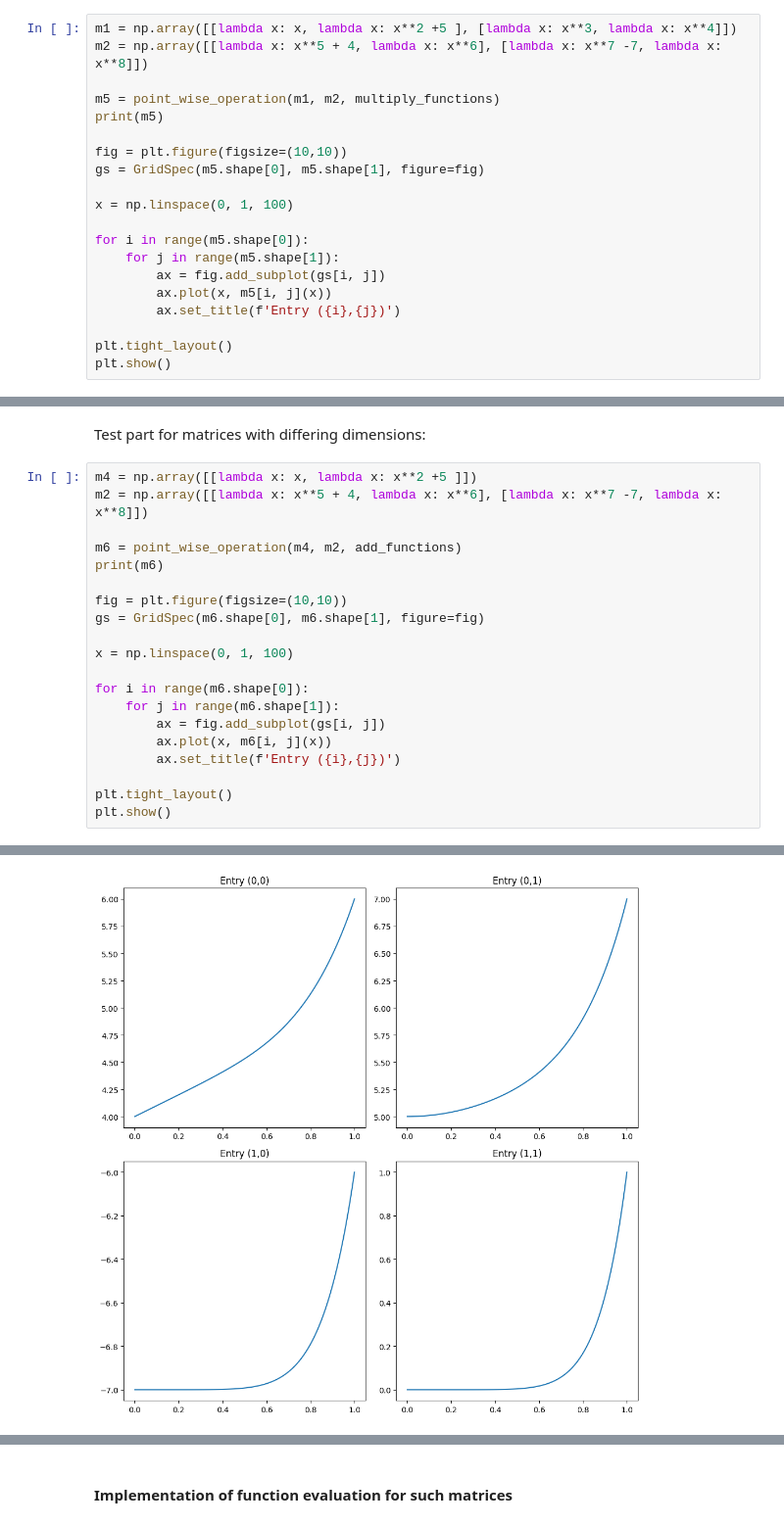
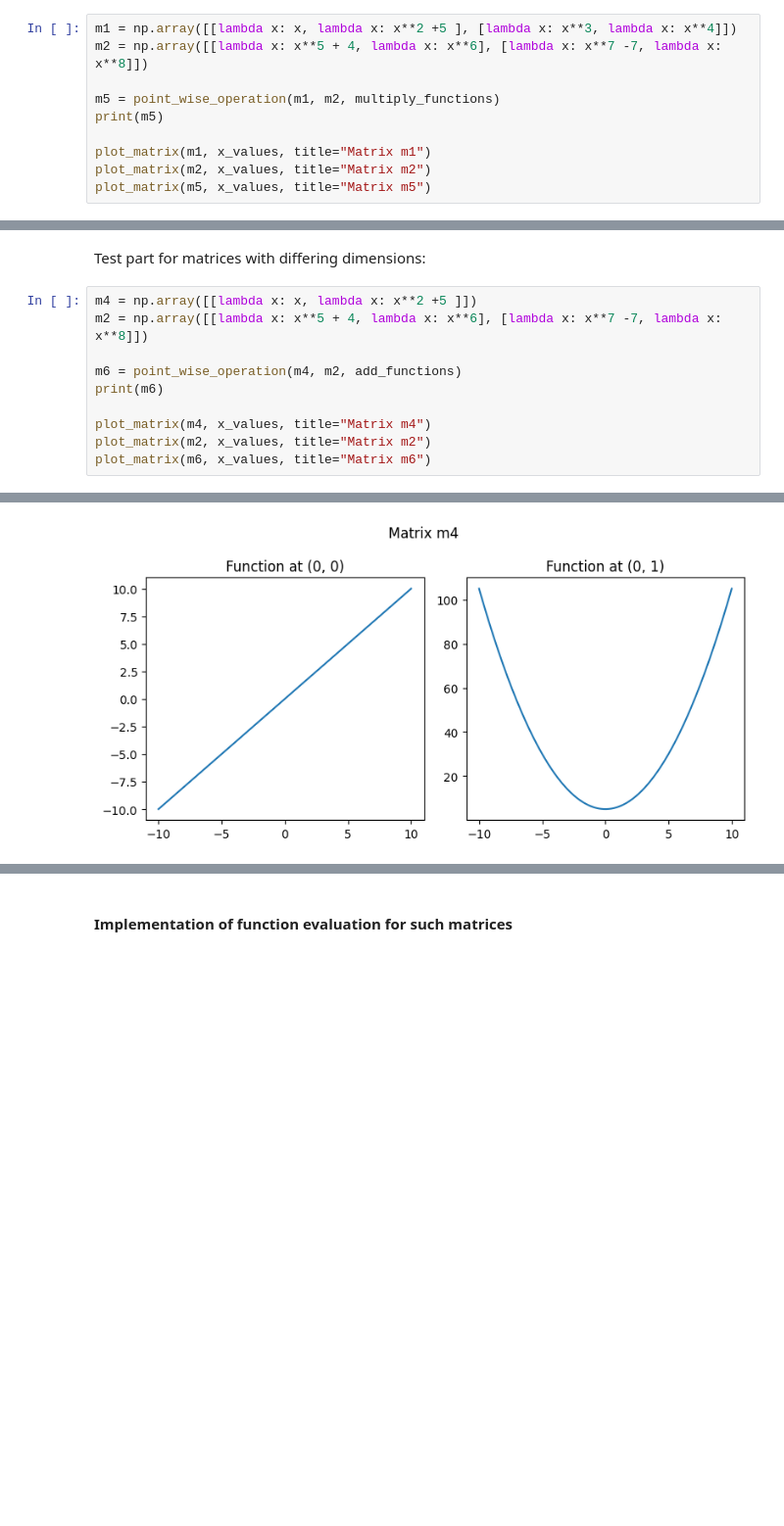
Before and after one commit to Alkhatir/KOMath2, a Jupyter notebook: matrix_op.ipynb, the cells around one changed output, grey strips where cells are left out. Shown at 98% size. Saved outputs shown, nothing was run; the diff lists cells and outputs as text; blank space fills up the shorter version.

Commit message:
matrix plot function

```diff
--- a/matrix_op.ipynb
+++ b/matrix_op.ipynb
@@ -106,19 +122,9 @@ m2 = np.array([[lambda x: x**5 + 4, lambda x: x**6], [lambda x: x**7 -7, lambda
 m5 = point_wise_operation(m1, m2, multiply_functions)
 print(m5)
 
-fig = plt.figure(figsize=(10,10))
-gs = GridSpec(m5.shape[0], m5.shape[1], figure=fig)
-
-x = np.linspace(0, 1, 100)
-
-for i in range(m5.shape[0]):
-    for j in range(m5.shape[1]):
-        ax = fig.add_subplot(gs[i, j])
-        ax.plot(x, m5[i, j](x))
-        ax.set_title(f'Entry ({i},{j})')
-
-plt.tight_layout()
-plt.show()
+plot_matrix(m1, x_values, title="Matrix m1")
+plot_matrix(m2, x_values, title="Matrix m2")
+plot_matrix(m5, x_values, title="Matrix m5")
 # %% [output]
 [[<function multiply_functions.<locals>.<lambda> at 0x...>
   <function multiply_functions.<locals>.<lambda> at 0x...>]
@@ -130,27 +138,17 @@ Test part for matrices with differing dimensions:
 # %%
 m4 = np.array([[lambda x: x, lambda x: x**2 +5 ]])
 m2 = np.array([[lambda x: x**5 + 4, lambda x: x**6], [lambda x: x**7 -7, lambda x: x**8]])
 
 m6 = point_wise_operation(m4, m2, add_functions)
 print(m6)
 
-fig = plt.figure(figsize=(10,10))
-gs = GridSpec(m6.shape[0], m6.shape[1], figure=fig)
-
-x = np.linspace(0, 1, 100)
-
-for i in range(m6.shape[0]):
-    for j in range(m6.shape[1]):
-        ax = fig.add_subplot(gs[i, j])
-        ax.plot(x, m6[i, j](x))
-        ax.set_title(f'Entry ({i},{j})')
-
-plt.tight_layout()
-plt.show()
+plot_matrix(m4, x_values, title="Matrix m4")
+plot_matrix(m2, x_values, title="Matrix m2")
+plot_matrix(m6, x_values, title="Matrix m6")
 # %% [output]
 The shapes of the two matrices you want to operate on, must be equivalent, which they are not.
 [[<function add_functions.<locals>.<lambda> at 0x...>
   <function add_functions.<locals>.<lambda> at 0x...>]
  [<function add_functions.<locals>.<lambda> at 0x...>
   <function add_functions.<locals>.<lambda> at 0x...>]]
-[figure, old version]
+[figure, new version]
```
Also changed, not shown: parts of 16 cells of this notebook.
